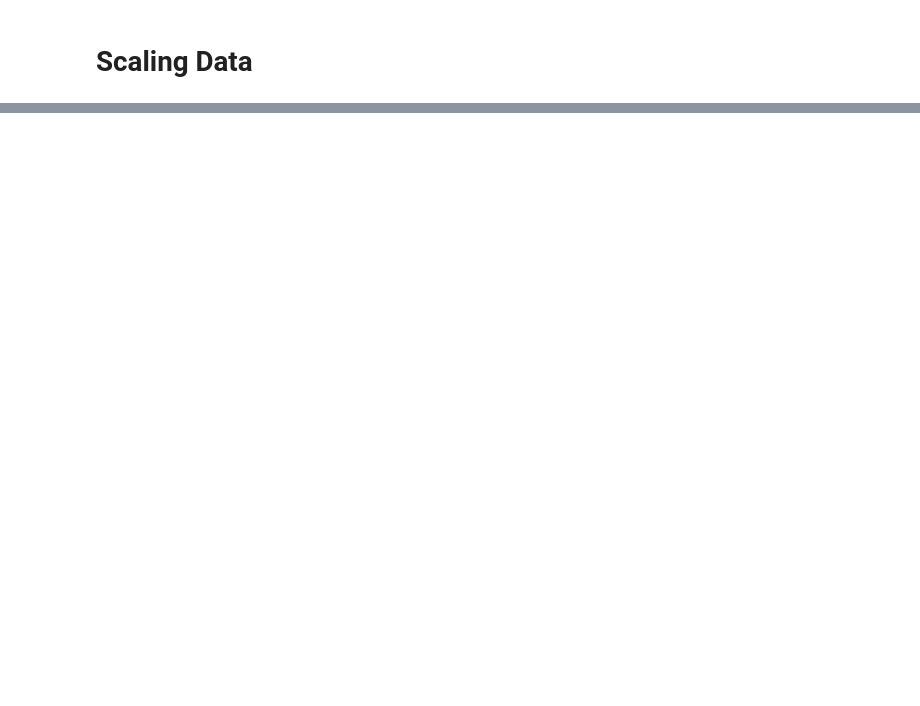
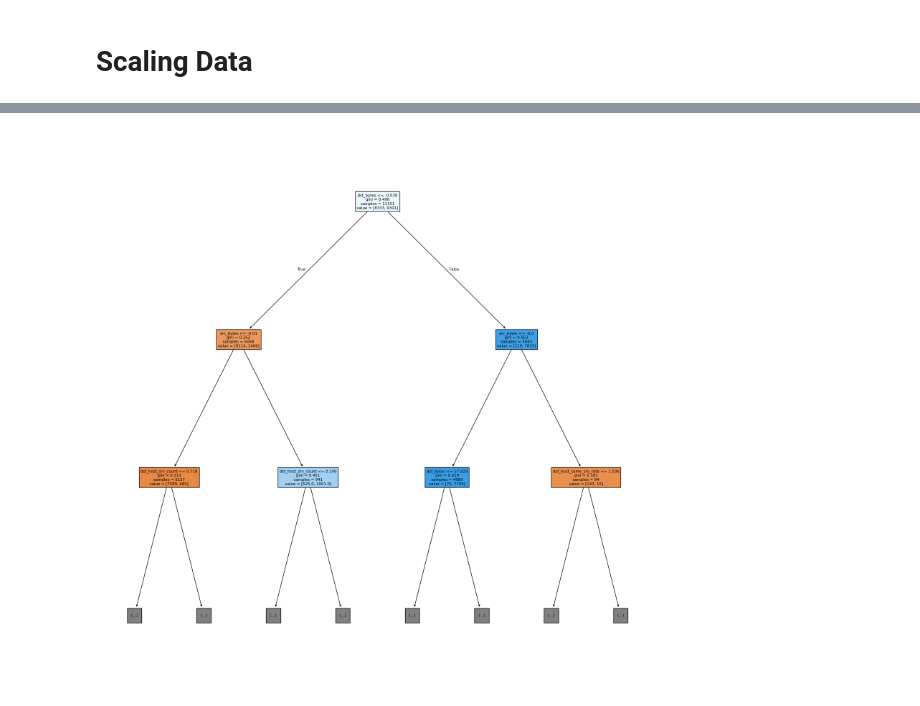
Before and after one commit to BelierJavier/Vigil, a Jupyter notebook: ids_model.ipynb, the cells around one changed output, grey strips where cells are left out. Saved outputs shown, nothing was run; the diff lists cells and outputs as text; code cells hidden in the pictures; blank space fills up the shorter version.

Commit message:
RF Model Completion
+Developed random forest model with 99.6 accuracy
+Optimized model for best hyper parameters using Optuna trials
+Used recursive feature elimination for feature selection

```diff
--- a/ids_model.ipynb
+++ b/ids_model.ipynb
@@ -194,0 +214,5 @@ x_train, x_test, y_train, y_test = train_test_split(X_train, Y_train, train_size
+# %%
+# Finalizing optimization process
+study_rf = optuna.create_study(direction='maximize') # Creating a study to keep track of trial history
+study_rf.optimize(objective, n_trials=30) # Running 30 trials with the objective function
+print(study_rf.best_trial) # Dispay the best trial with accuracy, values, and selected hyperparameters
@@ -194,0 +244,13 @@ x_train, x_test, y_train, y_test = train_test_split(X_train, Y_train, train_size
+# %%
+rf = RandomForestClassifier(max_features = study_rf.best_trial.params['rf_max_features'], max_depth = study_rf.best_trial.params['rf_max_depth'], n_estimators = study_rf.best_trial.params['rf_n_estimators'])
+rf.fit(x_train, y_train)
+
+vigil = rf.predict(x_test)
+
+rf_train, rf_test = rf.score(x_train, y_train), rf.score(x_test, y_test)
+
+print(f"Train Score: {rf_train}")
+print(f"Test Score: {rf_test}")
+
+print(f"\nConfusion Matrix: \n{confusion_matrix(y_test, vigil)}")
+print(f"\nClassification Report: \n{classification_report(y_test, vigil)}")
@@ -194,0 +274,8 @@ x_train, x_test, y_train, y_test = train_test_split(X_train, Y_train, train_size
+# %%
+plt.figure(figsize=(20,20))
+_= tree.plot_tree(rf.estimators_[0],
+                  feature_names=selected_features,
+                  max_depth=2,
+                  filled=True)
+# %% [output]
+[figure, added]
```
Also changed, not shown: parts of 9 cells of this notebook.
